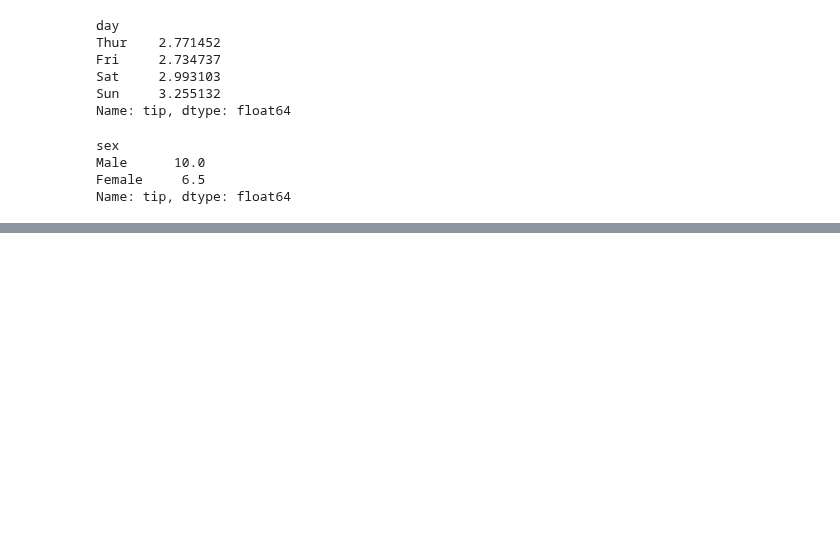
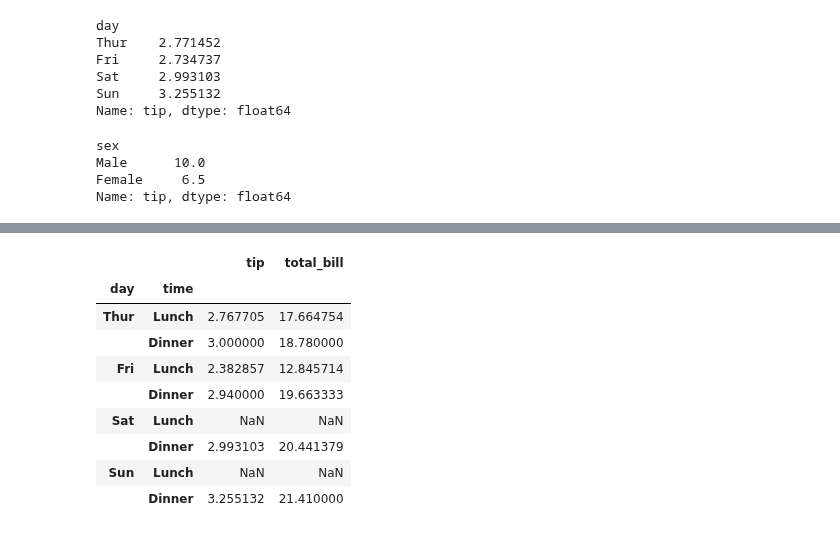
Before and after one commit to tmiller0335/Mod_2, a Jupyter notebook: Week_1/Complete_Guide_to_Python_Pandas_Groupby.ipynb, the cells around one changed output, grey strips where cells are left out. Drawn from its saved outputs; the diff is of its cells as text; code cells hidden in the pictures; blank space fills up the shorter version.

```diff
--- a/Week_1/Complete_Guide_to_Python_Pandas_Groupby.ipynb
+++ b/Week_1/Complete_Guide_to_Python_Pandas_Groupby.ipynb
@@ -145,0 +220,13 @@ Name: tip, dtype: float64
+# %%
+df.groupby(['day', 'time'])[['tip','total_bill']].mean()
+# %% [output]
+|  |  | tip | total_bill |
+| day | time |  |  |
+| Thur | Lunch | 2.767705 | 17.664754 |
+|  | Dinner | 3.000000 | 18.780000 |
+| Fri | Lunch | 2.382857 | 12.845714 |
+|  | Dinner | 2.940000 | 19.663333 |
+| Sat | Lunch | NaN | NaN |
+|  | Dinner | 2.993103 | 20.441379 |
+| Sun | Lunch | NaN | NaN |
+|  | Dinner | 3.255132 | 21.410000 |
```
Also changed, not shown: parts of 12 cells of this notebook.
